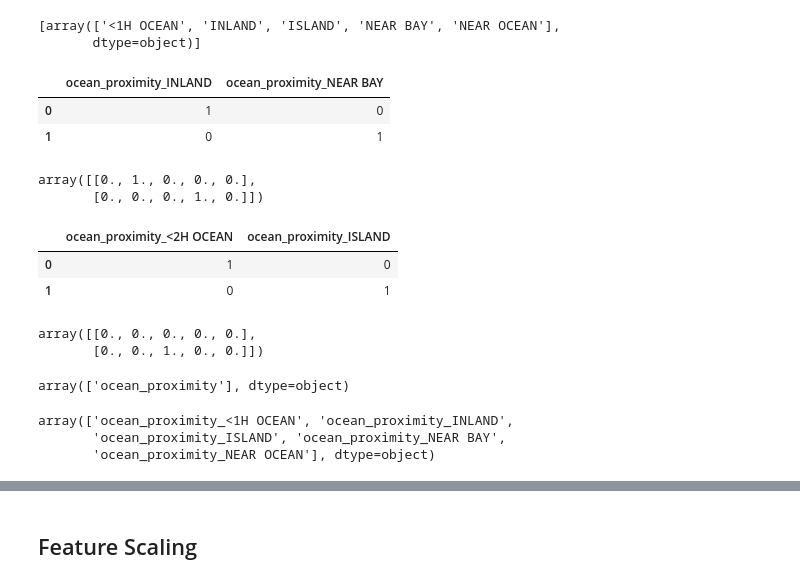
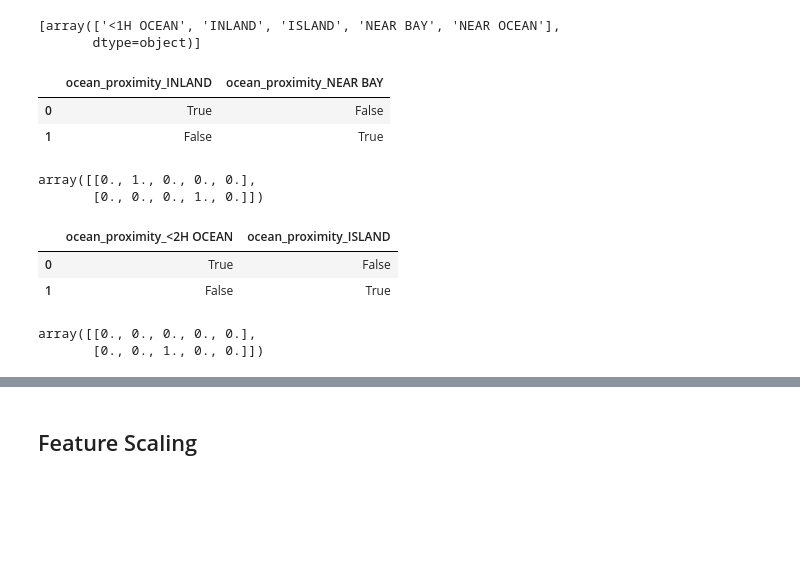
Before and after one commit to MinyaevAndrey/handson-ml3, a Jupyter notebook: 02_end_to_end_machine_learning_project.ipynb, the cells around one changed output, grey strips where cells are left out. Cells and saved outputs as stored; diff of their text form; code cells hidden in the pictures; blank space fills up the shorter version.

```diff
--- a/02_end_to_end_machine_learning_project.ipynb
+++ b/02_end_to_end_machine_learning_project.ipynb
@@ -800,10 +835,10 @@ cat_encoder.categories_
 [array(['<1H OCEAN', 'INLAND', 'ISLAND', 'NEAR BAY', 'NEAR OCEAN'],
        dtype=object)]
 # %%
-df_test = pd.DataFrame({"ocean_proximity": ["INLAND", "NEAR BAY"]})
-pd.get_dummies(df_test)
+# df_test = pd.DataFrame({"ocean_proximity": ["INLAND", "NEAR BAY"]})
+# pd.get_dummies(df_test)
 # %% [output]
 |  | ocean_proximity_INLAND | ocean_proximity_NEAR BAY |
-| 0 | 1 | 0 |
-| 1 | 0 | 1 |
+| 0 | True | False |
+| 1 | False | True |
 # %%
@@ -812,10 +847,10 @@ cat_encoder.transform(df_test)
 array([[0., 1., 0., 0., 0.],
        [0., 0., 0., 1., 0.]])
 # %%
-df_test_unknown = pd.DataFrame({"ocean_proximity": ["<2H OCEAN", "ISLAND"]})
-pd.get_dummies(df_test_unknown)
+# df_test_unknown = pd.DataFrame({"ocean_proximity": ["<2H OCEAN", "ISLAND"]})
+# pd.get_dummies(df_test_unknown)
 # %% [output]
 |  | ocean_proximity_<2H OCEAN | ocean_proximity_ISLAND |
-| 0 | 1 | 0 |
-| 1 | 0 | 1 |
+| 0 | True | False |
+| 1 | False | True |
 # %%
@@ -824,13 +859,3 @@ cat_encoder.transform(df_test_unknown)
 # %% [output]
 array([[0., 0., 0., 0., 0.],
        [0., 0., 1., 0., 0.]])
-# %%
-cat_encoder.feature_names_in_
-# %% [output]
-array(['ocean_proximity'], dtype=object)
-# %%
-cat_encoder.get_feature_names_out()
-# %% [output]
-array(['ocean_proximity_<1H OCEAN', 'ocean_proximity_INLAND',
-       'ocean_proximity_ISLAND', 'ocean_proximity_NEAR BAY',
-       'ocean_proximity_NEAR OCEAN'], dtype=object)
```
Also changed, not shown: parts of 27 cells of this notebook.
